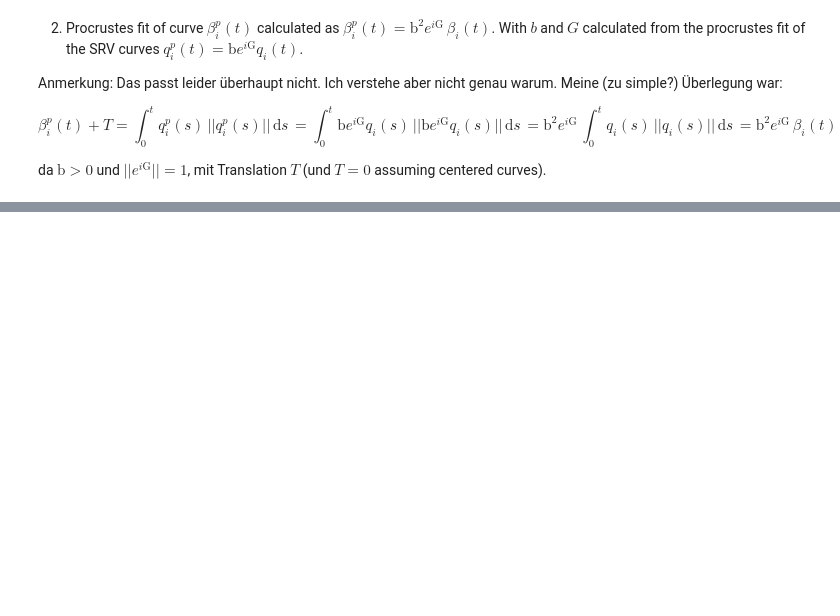
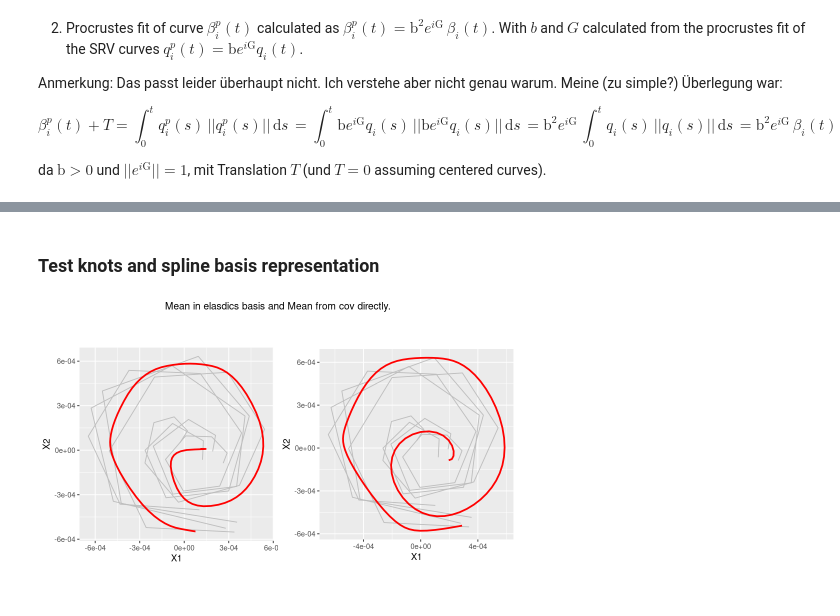
Before and after one commit to mpff/masterthesis, a Jupyter notebook: notebooks/manu_fit_proc2d_mean_example.ipynb, the cells around one changed output, grey strips where cells are left out. Saved outputs shown, nothing was run; the diff lists cells and outputs as text; code cells hidden in the pictures; blank space fills up the shorter version.

```diff
--- a/notebooks/manu_fit_proc2d_mean_example.ipynb
+++ b/notebooks/manu_fit_proc2d_mean_example.ipynb
@@ -131,0 +152,20 @@ grid.arrange(p1, p2, nrow=1, widths = 2:3, top="Procrustes Data Curves (b,G from
+# %% [markdown]
+### Test knots and spline basis representation
+# %%
+smooth_elastic_mean_smooth = smooth_elastic_mean
+smooth_elastic_mean_smooth$coefs = smooth_elastic_mean$coefs_smooth
+smooth_elastic_mean_smooth$knots = smooth_elastic_mean$knots_smooth
+
+p1 <- ggplot(bind_rows(pfits, .id="id"), aes(x=X1, y=X2)) +
+    geom_path(aes(group=id), size = 0.5, color="grey") +
+    geom_path(data=get_evals(smooth_elastic_mean), aes(x=X1, y=X2), color = "red", size = 1) +
+    coord_fixed()
+
+p2 <- ggplot(bind_rows(pfits, .id="id"), aes(x=X1, y=X2)) +
+    geom_path(aes(group=id), size = 0.5, color="grey") +
+    geom_path(data=get_evals(smooth_elastic_mean_smooth), aes(x=X1, y=X2), color = "red", size = 1) +
+    coord_fixed()
+
+grid.arrange(p1, p2, nrow=1, top="Mean in elasdics basis and Mean from cov directly.")
+# %% [output]
+[figure, added]
```
Also changed, not shown: parts of 3 cells of this notebook, 1 other file.
